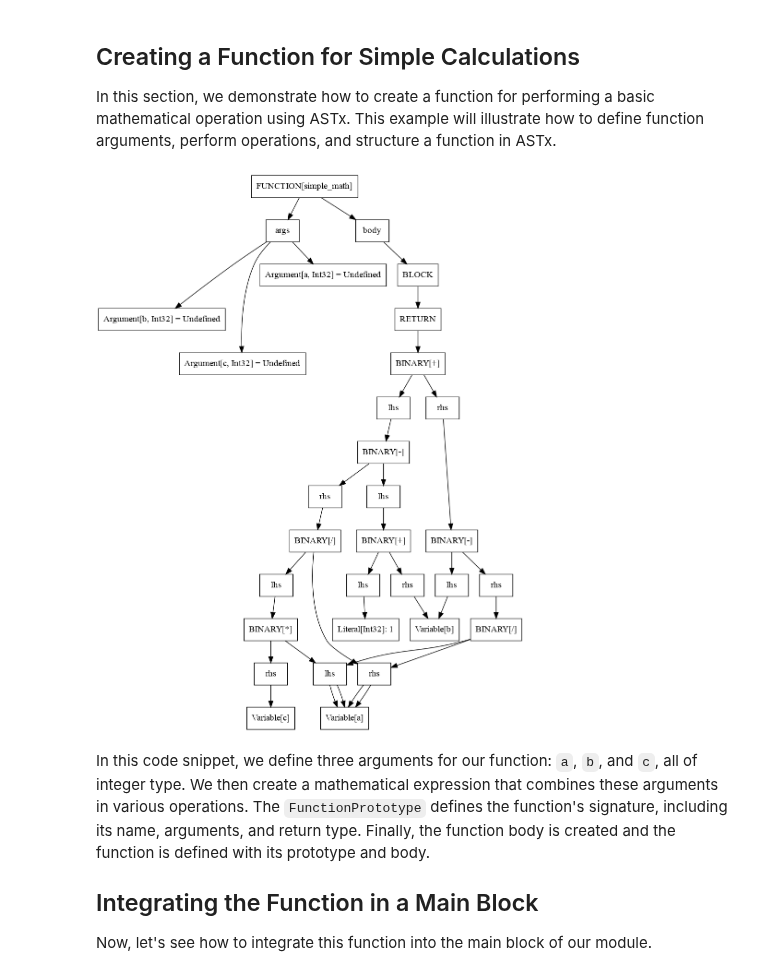
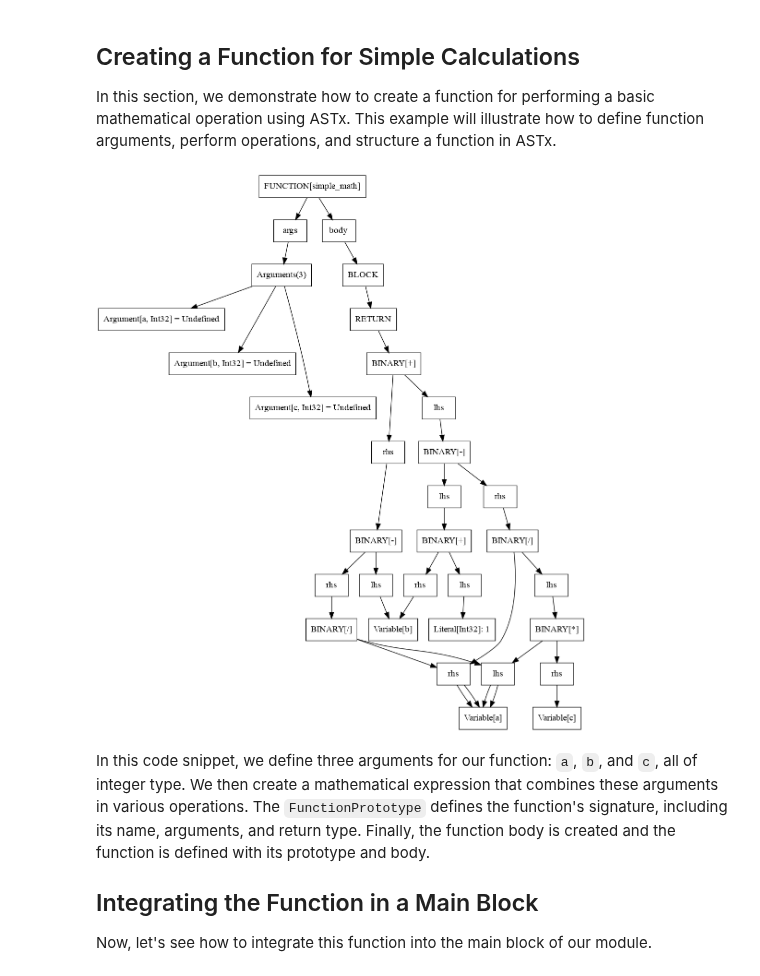
Before and after one commit to arxlang/astx, a Jupyter notebook: docs/tutorials/functions.ipynb, the cells around one changed output. Drawn from its saved outputs; the diff is of its cells as text; code cells hidden in the pictures.

Commit message:
fix: Fix the usage of Function Arguments (#62)

```diff
--- a/docs/tutorials/functions.ipynb
+++ b/docs/tutorials/functions.ipynb
@@ -20,35 +20,35 @@ In this section, we demonstrate how to create a function for performing a basic
 # Define function arguments
 arg_a = astx.Argument(name="a", type_=astx.Int32)
 arg_b = astx.Argument(name="b", type_=astx.Int32)
 arg_c = astx.Argument(name="c", type_=astx.Int32)
 
 # Create ASTx Variable objects
 a = astx.Variable(name="a")
 b = astx.Variable(name="b")
 c = astx.Variable(name="c")
 
 # Create a literal integer
 lit_1 = astx.LiteralInt32(1)
 
 # Define the basic operation
 basic_op = lit_1 + b - a * c / a + (b - a / a)
 
 # Create the function prototype
 fn_math_proto = astx.FunctionPrototype(
     name="simple_math",
-    args=(arg_a, arg_b, arg_c),
+    args=astx.Arguments(arg_a, arg_b, arg_c),
     return_type=astx.Int32
 )
 
 # Create the function body
 fn_math_block = astx.Block()
 fn_math_block.append(astx.FunctionReturn(basic_op))
 
 # Define the function
 fn_math = astx.Function(prototype=fn_math_proto, body=fn_math_block)
 fn_math
 # %% [output]
-[figure, old version]
+[figure, new version]
 # %% [markdown]
 In this code snippet, we define three arguments for our function: `a`, `b`, and `c`, all of integer type. We then create a mathematical expression that combines these arguments in various operations. The `FunctionPrototype` defines the function's signature, including its name, arguments, and return type. Finally, the function body is created and the function is defined with its prototype and body.
 
```
Also changed, not shown: parts of 1 cell of this notebook, 12 other files.
